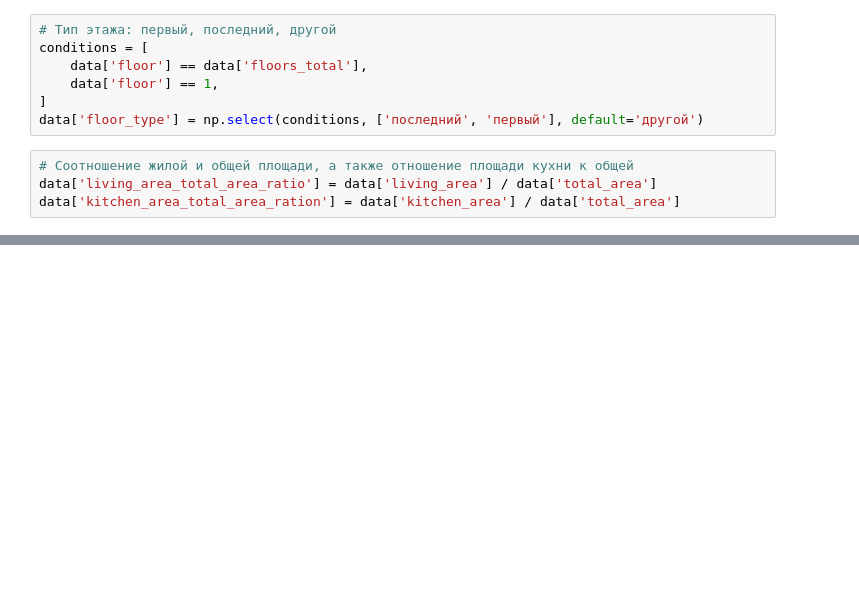
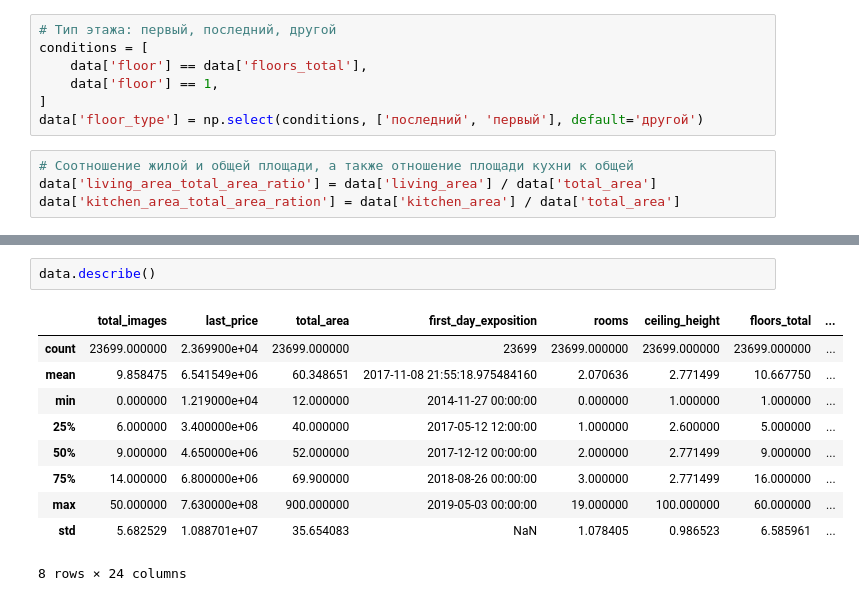
Before and after one commit to Forever4sleep/Practice-Data-Analysis, a Jupyter notebook: code.ipynb, the cells around one changed output, grey strips where cells are left out. Cells and saved outputs as stored; diff of their text form; blank space fills up the shorter version.

```diff
--- a/code.ipynb
+++ b/code.ipynb
@@ -264,0 +733,13 @@ data.sample()
+# %%
+data.describe()
+# %% [output]
+|  | total_images | last_price | total_area | first_day_exposition | rooms | ceiling_height | floors_total | ... |
+| count | 23699.000000 | 2.369900e+04 | 23699.000000 | 23699 | 23699.000000 | 23699.000000 | 23699.000000 | ... |
+| mean | 9.858475 | 6.541549e+06 | 60.348651 | 2017-11-08 21:55:18.975484160 | 2.070636 | 2.771499 | 10.667750 | ... |
+| min | 0.000000 | 1.219000e+04 | 12.000000 | 2014-11-27 00:00:00 | 0.000000 | 1.000000 | 1.000000 | ... |
+| 25% | 6.000000 | 3.400000e+06 | 40.000000 | 2017-05-12 12:00:00 | 1.000000 | 2.600000 | 5.000000 | ... |
+| 50% | 9.000000 | 4.650000e+06 | 52.000000 | 2017-12-12 00:00:00 | 2.000000 | 2.771499 | 9.000000 | ... |
+| 75% | 14.000000 | 6.800000e+06 | 69.900000 | 2018-08-26 00:00:00 | 3.000000 | 2.771499 | 16.000000 | ... |
+| max | 50.000000 | 7.630000e+08 | 900.000000 | 2019-05-03 00:00:00 | 19.000000 | 100.000000 | 60.000000 | ... |
+| std | 5.682529 | 1.088701e+07 | 35.654083 | NaN | 1.078405 | 0.986523 | 6.585961 | ... |
+8 rows × 24 columns
```
Also changed, not shown: parts of 75 cells of this notebook, 2 other files.
